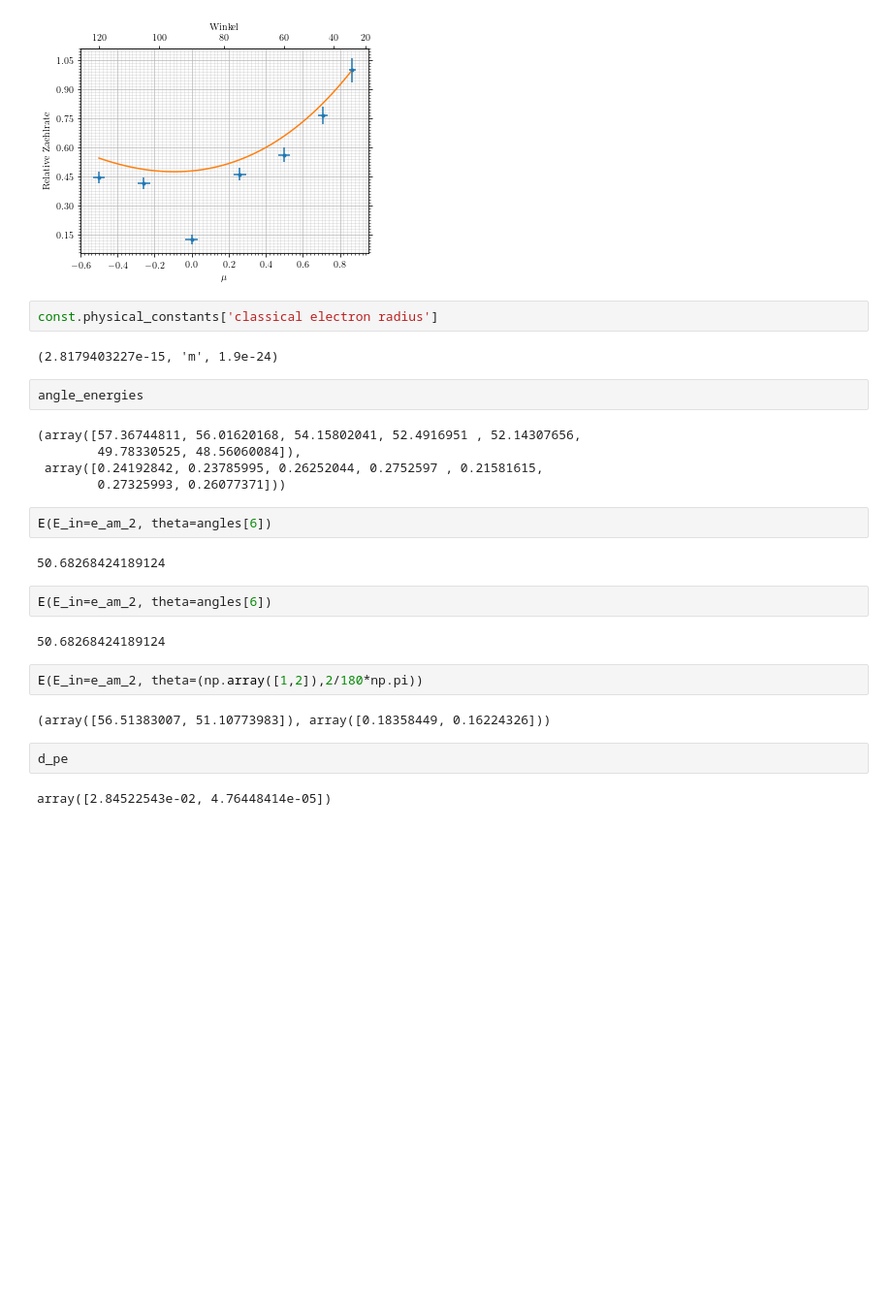
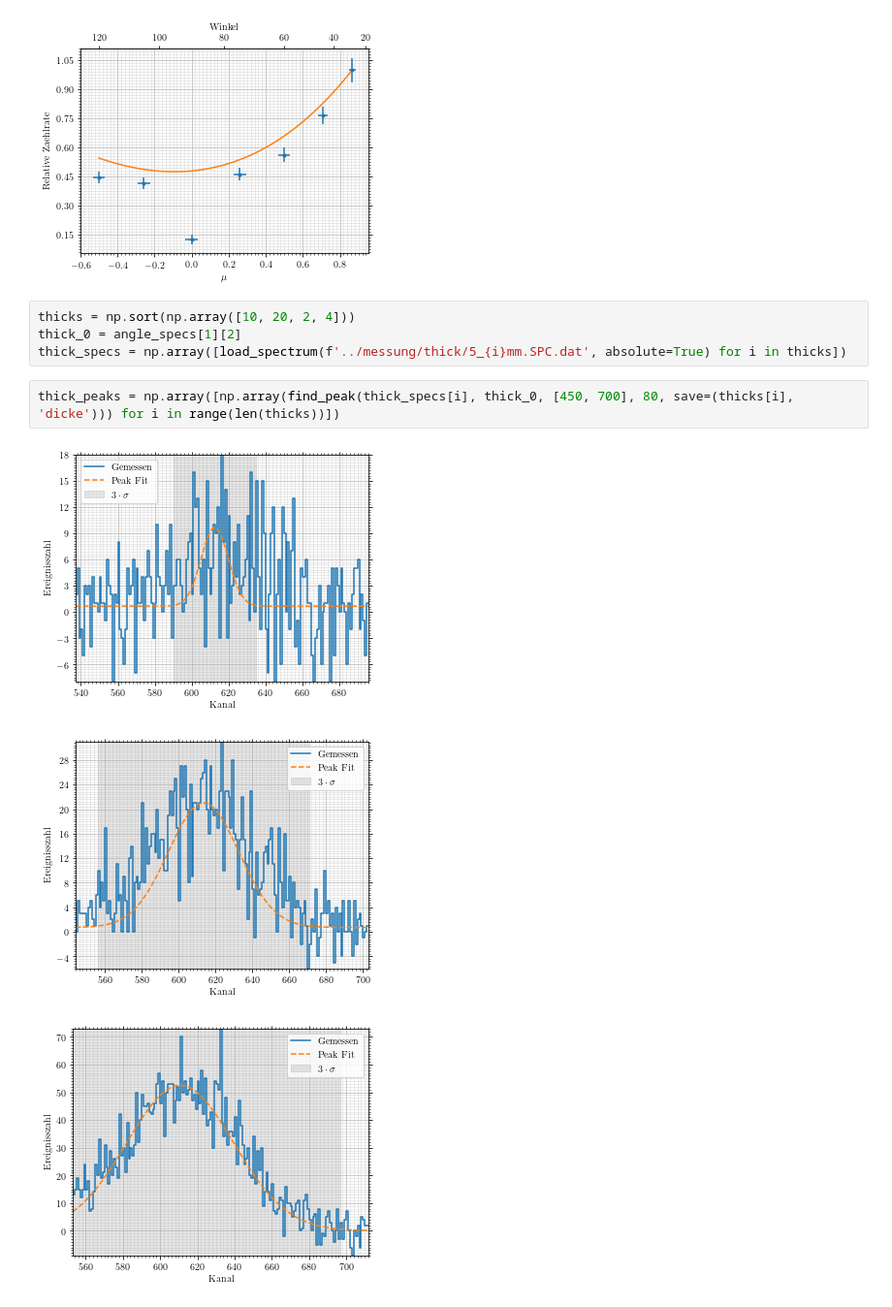
Before and after one commit to vale981/fpraktikum, a Jupyter notebook: CS/auswertung/Untitled.ipynb, the cells around one changed output. Shown at 97% size. Saved outputs shown, nothing was run; the diff lists cells and outputs as text; blank space fills up the shorter version.

```diff
--- a/CS/auswertung/Untitled.ipynb
+++ b/CS/auswertung/Untitled.ipynb
@@ -241,30 +241,13 @@ ax.plot(smooth, crossec/crossec.max())
 save_fig(fig, 'rel_countrates', 'crossec')
 # %% [output]
 [figure]
-# %%
-const.physical_constants['classical electron radius']
-# %% [output]
-(2.8179403227e-15, 'm', 1.9e-24)
-# %%
-angle_energies
-# %% [output]
-(array([57.36744811, 56.01620168, 54.15802041, 52.4916951 , 52.14307656,
-        49.78330525, 48.56060084]),
- array([0.24192842, 0.23785995, 0.26252044, 0.2752597 , 0.21581615,
-        0.27325993, 0.26077371]))
-# %%
-E(E_in=e_am_2, theta=angles[6])
-# %% [output]
-50.68268424189124
-# %%
-E(E_in=e_am_2, theta=angles[6])
-# %% [output]
-50.68268424189124
-# %%
-E(E_in=e_am_2, theta=(np.array([1,2]),2/180*np.pi))
-# %% [output]
-(array([56.51383007, 51.10773983]), array([0.18358449, 0.16224326]))
-# %%
-d_pe
-# %% [output]
-array([2.84522543e-02, 4.76448414e-05])
+# %%
+thicks = np.sort(np.array([10, 20, 2, 4]))
+thick_0 = angle_specs[1][2]
+thick_specs = np.array([load_spectrum(f'../messung/thick/5_{i}mm.SPC.dat', absolute=True) for i in thicks])
+# %%
+thick_peaks = np.array([np.array(find_peak(thick_specs[i], thick_0, [450, 700], 80, save=(thicks[i], 'dicke'))) for i in range(len(thicks))])
+# %% [output]
+[figure, added]
+[figure, added]
+[figure, added]
```
Also changed, not shown: parts of 10 cells of this notebook, 40 other files.
